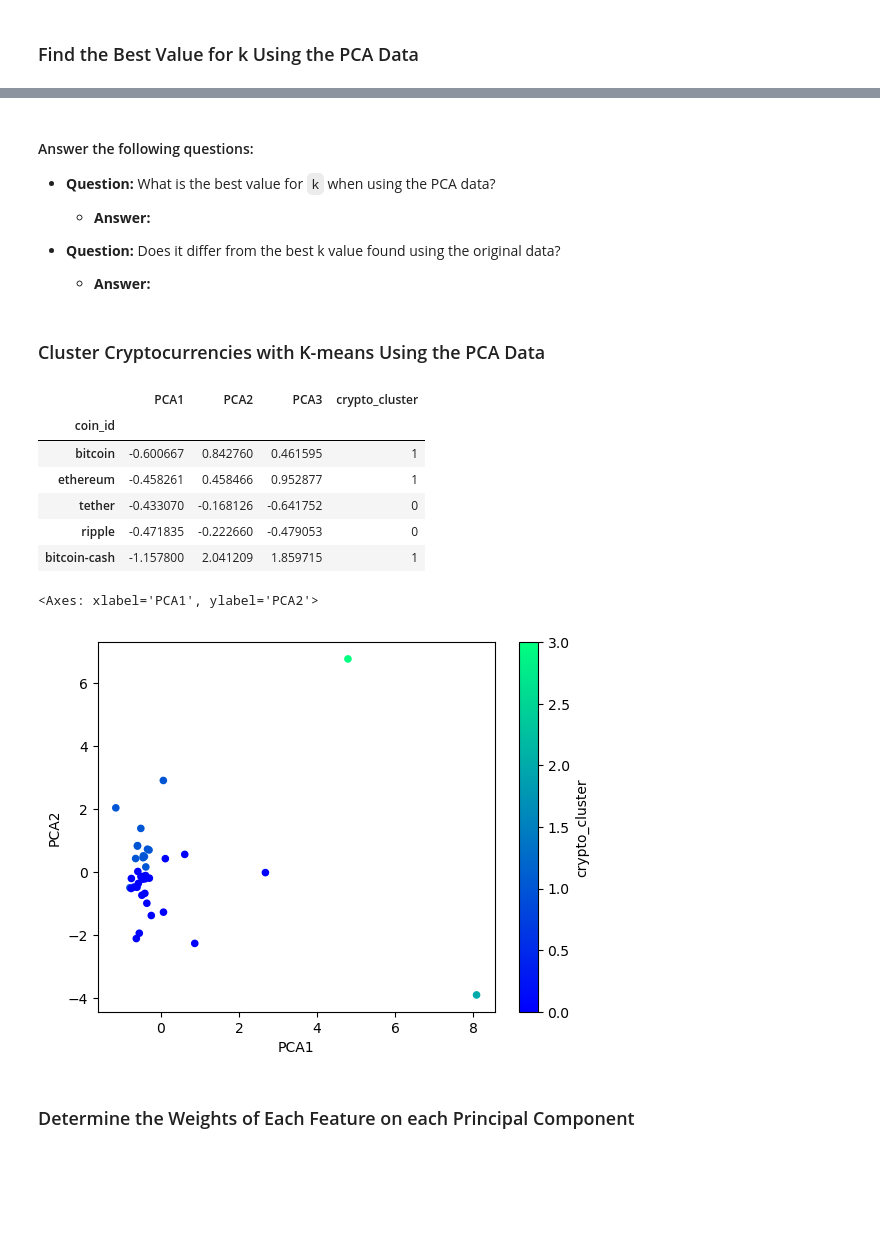
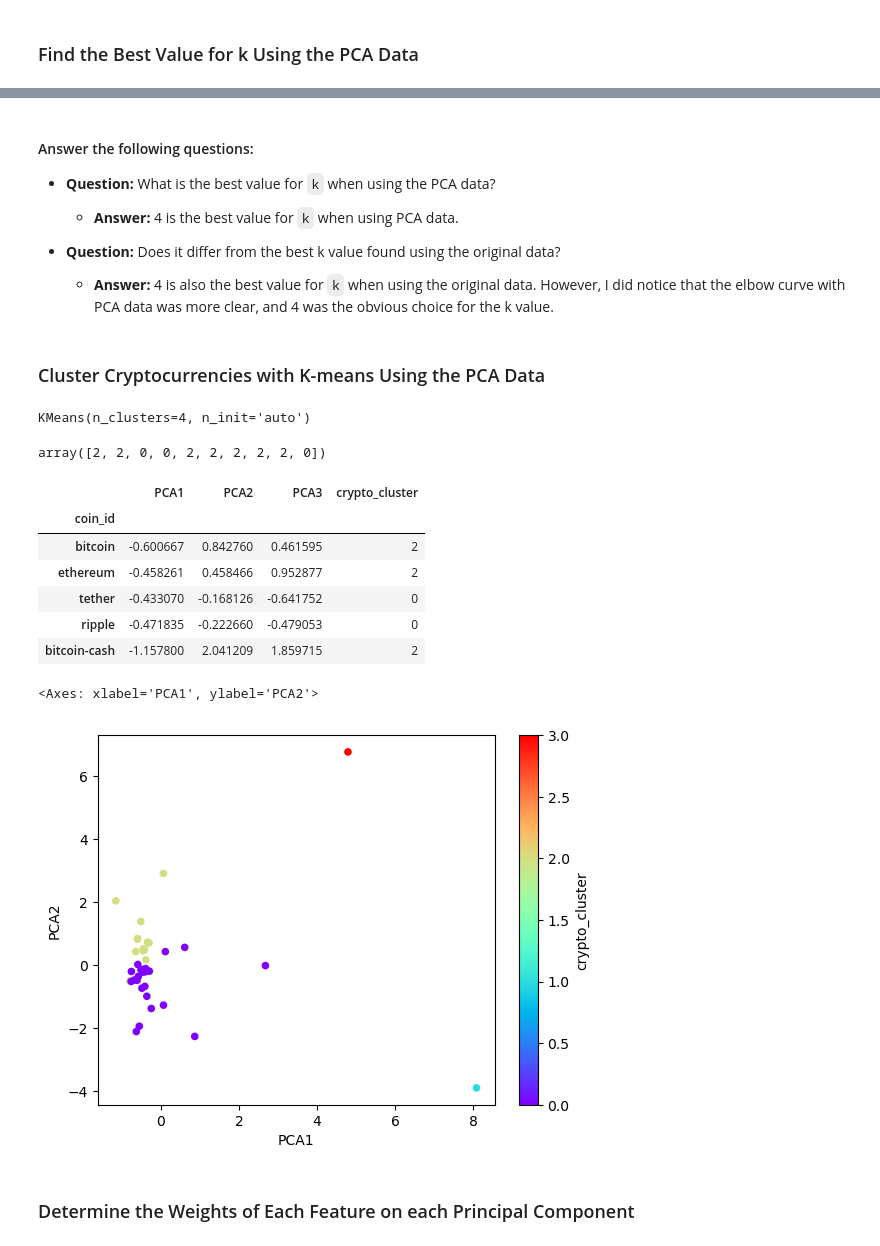
Before and after one commit to elcooney/CryptoClustering, a Jupyter notebook: Crypto_Clustering_COONEY.ipynb, the cells around one changed output, grey strips where cells are left out. Cells and saved outputs as stored; diff of their text form; code cells hidden in the pictures; blank space fills up the shorter version.

Commit message:
pca clustering and scatter plot

```diff
--- a/Crypto_Clustering_COONEY.ipynb
+++ b/Crypto_Clustering_COONEY.ipynb
@@ -301,44 +340,56 @@ display(f"Total of the three components = {sum(pvr)}")
 #### Answer the following questions:
 * **Question:** What is the best value for `k` when using the PCA data?
 
-  * **Answer:**
+  * **Answer:** 4 is the best value for `k` when using PCA data.
 
 
 * **Question:** Does it differ from the best k value found using the original data?
 
-  * **Answer:**
+  * **Answer:** 4 is also the best value for `k` when using the original data. However, I did notice that the elbow curve with PCA data was more clear, and 4 was the obvious choice for the k value.
 # %% [markdown]
 ### Cluster Cryptocurrencies with K-means Using the PCA Data
 # %%
 # Initialize the K-Means model using the best value for k
+kpcamodel = KMeans(n_clusters=4, n_init="auto")
 # %%
 # Fit the K-Means model using the PCA data
+kpcamodel.fit(crypto_pca_df)
+# %% [output]
+KMeans(n_clusters=4, n_init='auto')
 # %%
 # Predict the clusters to group the cryptocurrencies using the PCA data
-
+kpca_4 = kpcamodel.predict(crypto_pca_df)
 
 # Print the resulting array of cluster values.
+display(kpca_4[:10])
+# %% [output]
+array([2, 2, 0, 0, 2, 2, 2, 2, 2, 0])
 # %%
 # Create a copy of the DataFrame with the PCA data
-
+crypto_pca_predict_df = crypto_pca_df.copy()
 
 # Add a new column to the DataFrame with the predicted clusters
-
+crypto_pca_predict_df["crypto_cluster"] = kpca_4
 
 # Display sample data
+crypto_pca_predict_df.head()
 # %% [output]
 |  | PCA1 | PCA2 | PCA3 | crypto_cluster |
 | coin_id |  |  |  |  |
-| bitcoin | -0.600667 | 0.842760 | 0.461595 | 1 |
-| ethereum | -0.458261 | 0.458466 | 0.952877 | 1 |
+| bitcoin | -0.600667 | 0.842760 | 0.461595 | 2 |
+| ethereum | -0.458261 | 0.458466 | 0.952877 | 2 |
 | tether | -0.433070 | -0.168126 | -0.641752 | 0 |
 | ripple | -0.471835 | -0.222660 | -0.479053 | 0 |
-| bitcoin-cash | -1.157800 | 2.041209 | 1.859715 | 1 |
+| bitcoin-cash | -1.157800 | 2.041209 | 1.859715 | 2 |
 # %%
 # Create a scatter plot using hvPlot by setting `x="PCA1"` and `y="PCA2"`.
+crypto_pca_predict_df.plot.scatter(x="PCA1",
+                                   y="PCA2",
+                                   c = "crypto_cluster",
+                                   colormap = "rainbow")
 # %% [output]
 <Axes: xlabel='PCA1', ylabel='PCA2'>
-[figure, old version]
+[figure, new version]
 # %% [markdown]
 ### Determine the Weights of Each Feature on each Principal Component
 # %%
```
Also changed, not shown: parts of 4 cells of this notebook.
